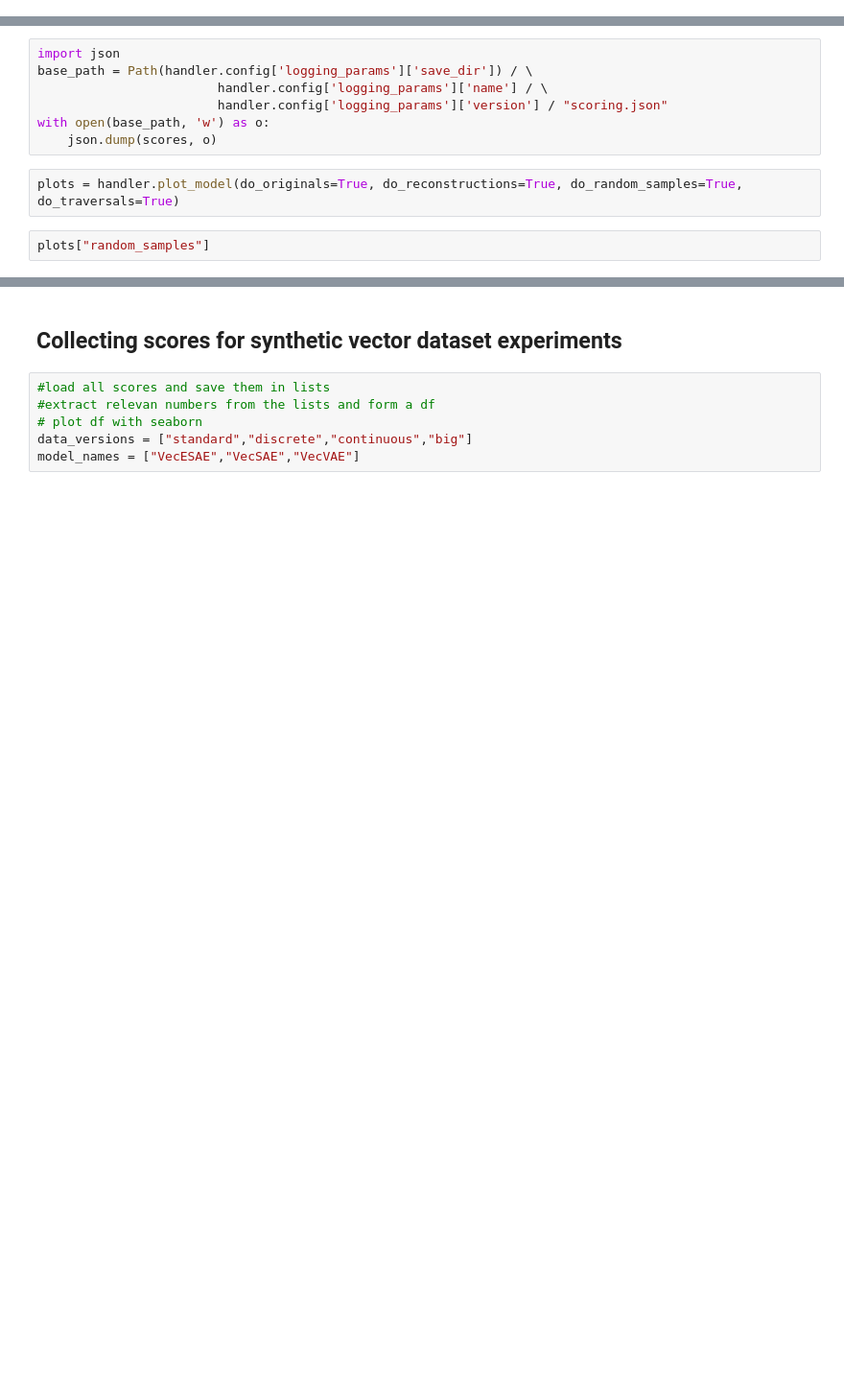
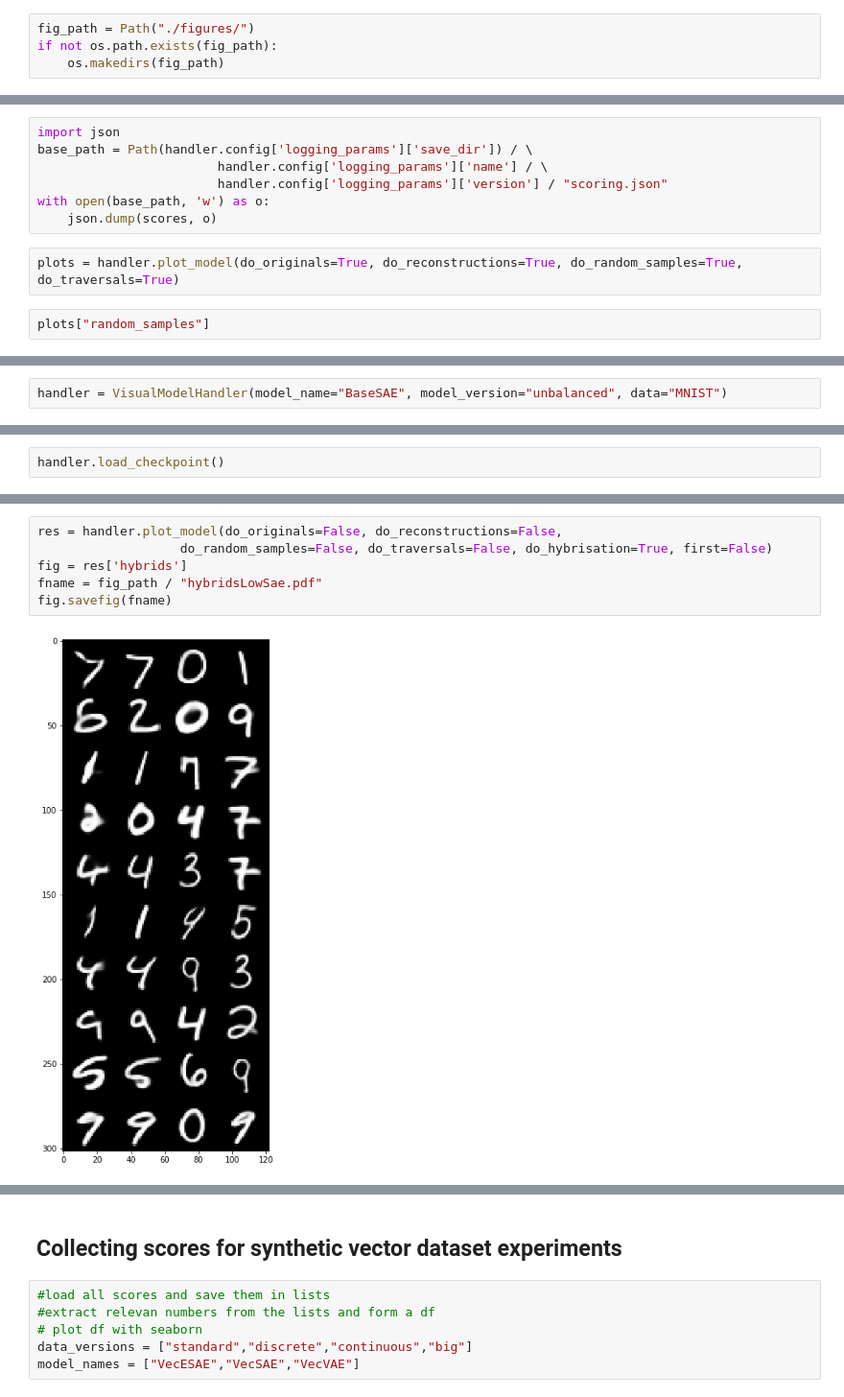
Before and after one commit to GiuliaLanzillotta/CausalAE, a Jupyter notebook: visualisations/test_features.ipynb, the cells around one changed output, grey strips where cells are left out. Shown: that part at 96% size. Cells and saved outputs as stored; diff of their text form; blank space fills up the shorter version.

```diff
--- a/visualisations/test_features.ipynb
+++ b/visualisations/test_features.ipynb
@@ -13,3 +15,7 @@ os.getcwd()
+# %%
+fig_path = Path("./figures/")
+if not os.path.exists(fig_path):
+    os.makedirs(fig_path)
 # %%
 import numpy as np
 import torch
@@ -126,0 +183,2 @@ plots["random_samples"]
+# %%
+handler = VisualModelHandler(model_name="BaseSAE", model_version="unbalanced", data="MNIST")
@@ -126,0 +203,2 @@ plots["random_samples"]
+# %%
+handler.load_checkpoint()
@@ -126,0 +223,8 @@ plots["random_samples"]
+# %%
+res = handler.plot_model(do_originals=False, do_reconstructions=False,
+                   do_random_samples=False, do_traversals=False, do_hybrisation=True, first=False)
+fig = res['hybrids']
+fname = fig_path / "hybridsLowSae.pdf"
+fig.savefig(fname)
+# %% [output]
+[figure, added]
```
Also changed, not shown: parts of 19 cells of this notebook, 11 other files.
